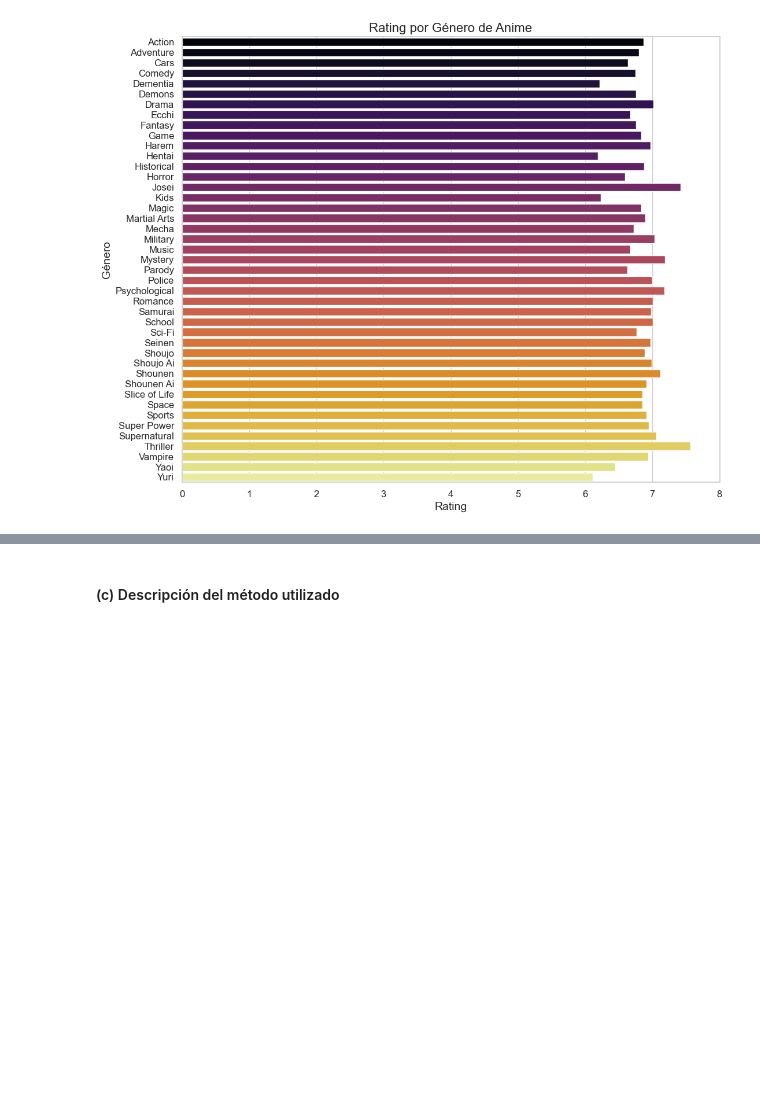
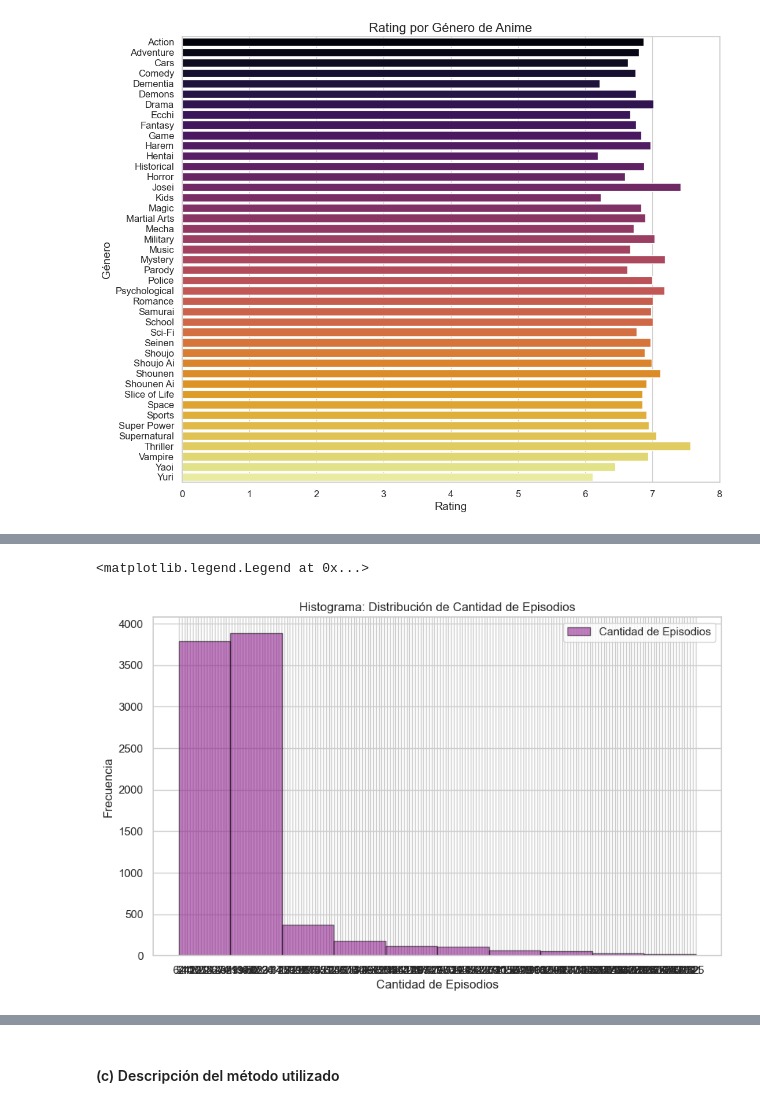
Before and after one commit to ffvilca/topicos_tarea-1, a Jupyter notebook: notebook.ipynb, the cells around one changed output, grey strips where cells are left out. Drawn from its saved outputs; the diff is of its cells as text; code cells hidden in the pictures; blank space fills up the shorter version.

```diff
--- a/notebook.ipynb
+++ b/notebook.ipynb
@@ -334,0 +356,14 @@ plt.xlim(0, 8)
+# %%
+plt.figure(figsize=(10, 6))
+
+# Crear un histograma de la cantidad de episodios
+plt.hist(data["episodes"], bins=10, alpha=0.5, color='purple', edgecolor='black', label='Cantidad de Episodios')
+
+# Configurar el título y etiquetas de los ejes
+plt.title('Histograma: Distribución de Cantidad de Episodios')
+plt.xlabel('Cantidad de Episodios')
+plt.ylabel('Frecuencia')
+plt.legend()
+# %% [output]
+<matplotlib.legend.Legend at 0x...>
+[figure, added]
```
Also changed, not shown: parts of 6 cells of this notebook.
